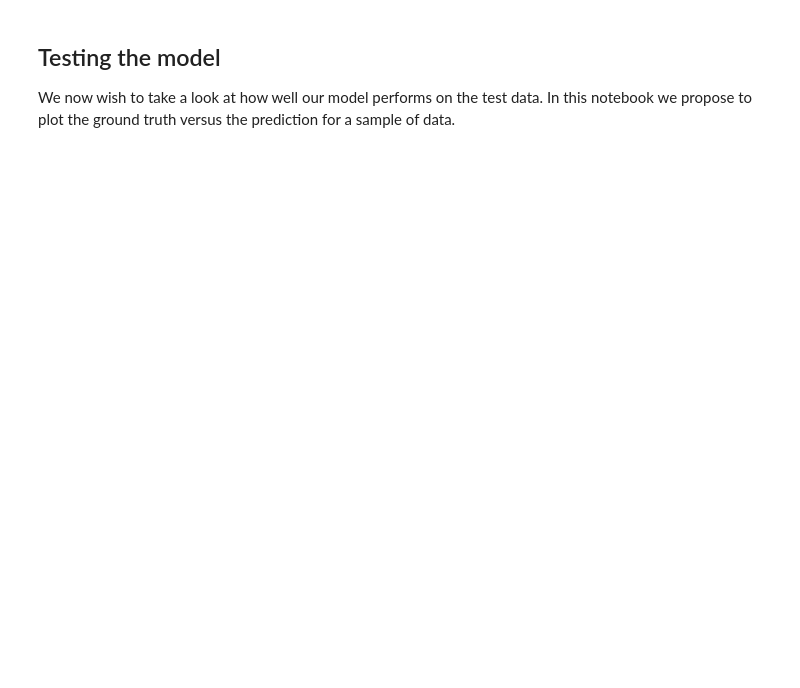
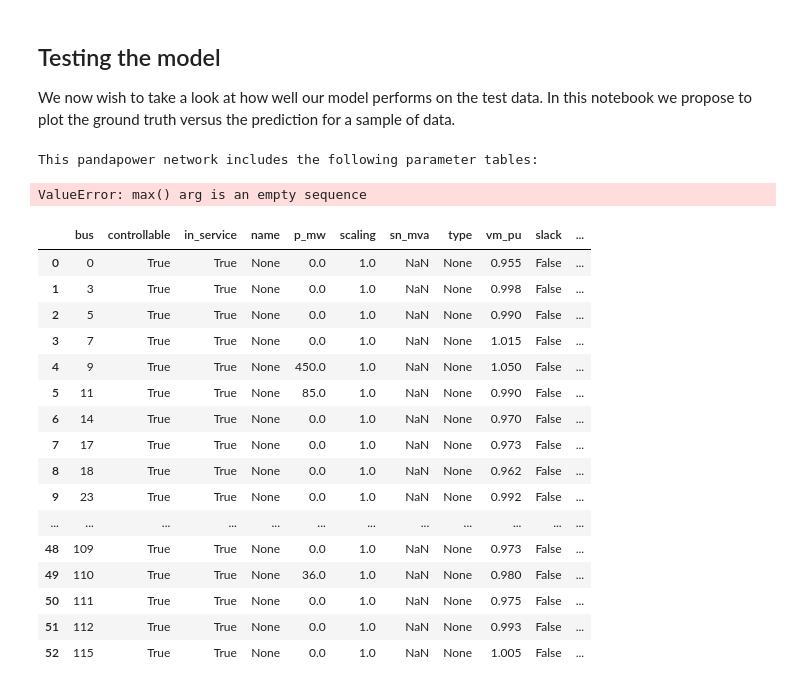
Before and after one commit to bdonon/ml4ps, a Jupyter notebook: docs/source/usecase/dense.ipynb, the cells around one changed output. Cells and saved outputs as stored; diff of their text form; code cells hidden in the pictures; blank space fills up the shorter version.

```diff
--- a/docs/source/usecase/dense.ipynb
+++ b/docs/source/usecase/dense.ipynb
@@ -160,0 +198,8 @@ plt.show()
+# %%
+net
+# %% [output]
+This pandapower network includes the following parameter tables:
+# %%
+pp.runpp(net)
+# %% [output]
+ValueError: max() arg is an empty sequence
@@ -160,0 +210,22 @@ plt.show()
+# %%
+built_net = pn.case118()
+# %%
+built_net.gen
+# %% [output]
+|  | bus | controllable | in_service | name | p_mw | scaling | sn_mva | type | vm_pu | slack | ... |
+| 0 | 0 | True | True | None | 0.0 | 1.0 | NaN | None | 0.955 | False | ... |
+| 1 | 3 | True | True | None | 0.0 | 1.0 | NaN | None | 0.998 | False | ... |
+| 2 | 5 | True | True | None | 0.0 | 1.0 | NaN | None | 0.990 | False | ... |
+| 3 | 7 | True | True | None | 0.0 | 1.0 | NaN | None | 1.015 | False | ... |
+| 4 | 9 | True | True | None | 450.0 | 1.0 | NaN | None | 1.050 | False | ... |
+| 5 | 11 | True | True | None | 85.0 | 1.0 | NaN | None | 0.990 | False | ... |
+| 6 | 14 | True | True | None | 0.0 | 1.0 | NaN | None | 0.970 | False | ... |
+| 7 | 17 | True | True | None | 0.0 | 1.0 | NaN | None | 0.973 | False | ... |
+| 8 | 18 | True | True | None | 0.0 | 1.0 | NaN | None | 0.962 | False | ... |
+| 9 | 23 | True | True | None | 0.0 | 1.0 | NaN | None | 0.992 | False | ... |
+| ... | ... | ... | ... | ... | ... | ... | ... | ... | ... | ... | ... |
+| 48 | 109 | True | True | None | 0.0 | 1.0 | NaN | None | 0.973 | False | ... |
+| 49 | 110 | True | True | None | 36.0 | 1.0 | NaN | None | 0.980 | False | ... |
+| 50 | 111 | True | True | None | 0.0 | 1.0 | NaN | None | 0.975 | False | ... |
+| 51 | 112 | True | True | None | 0.0 | 1.0 | NaN | None | 0.993 | False | ... |
+| 52 | 115 | True | True | None | 0.0 | 1.0 | NaN | None | 1.005 | False | ... |
```
Also changed, not shown: parts of 16 cells of this notebook, 7 other files.
